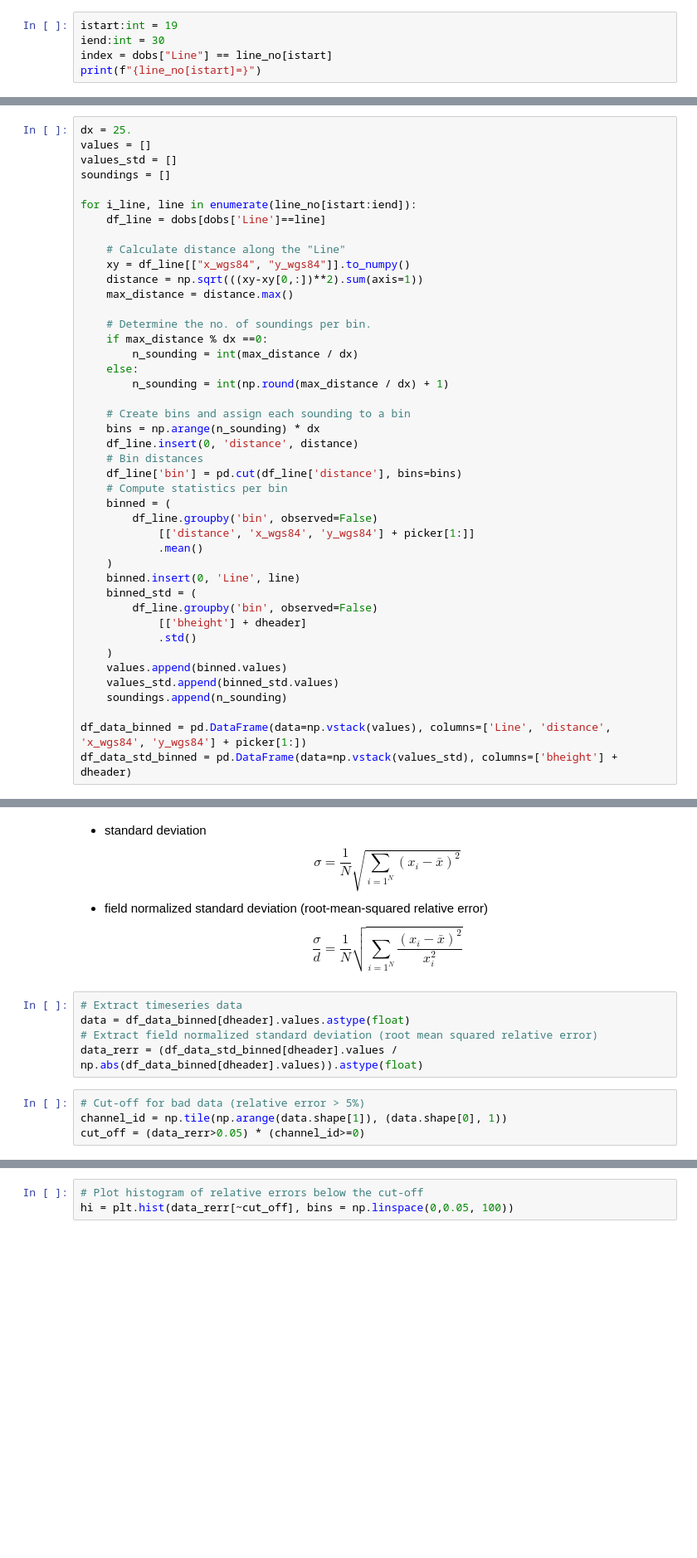
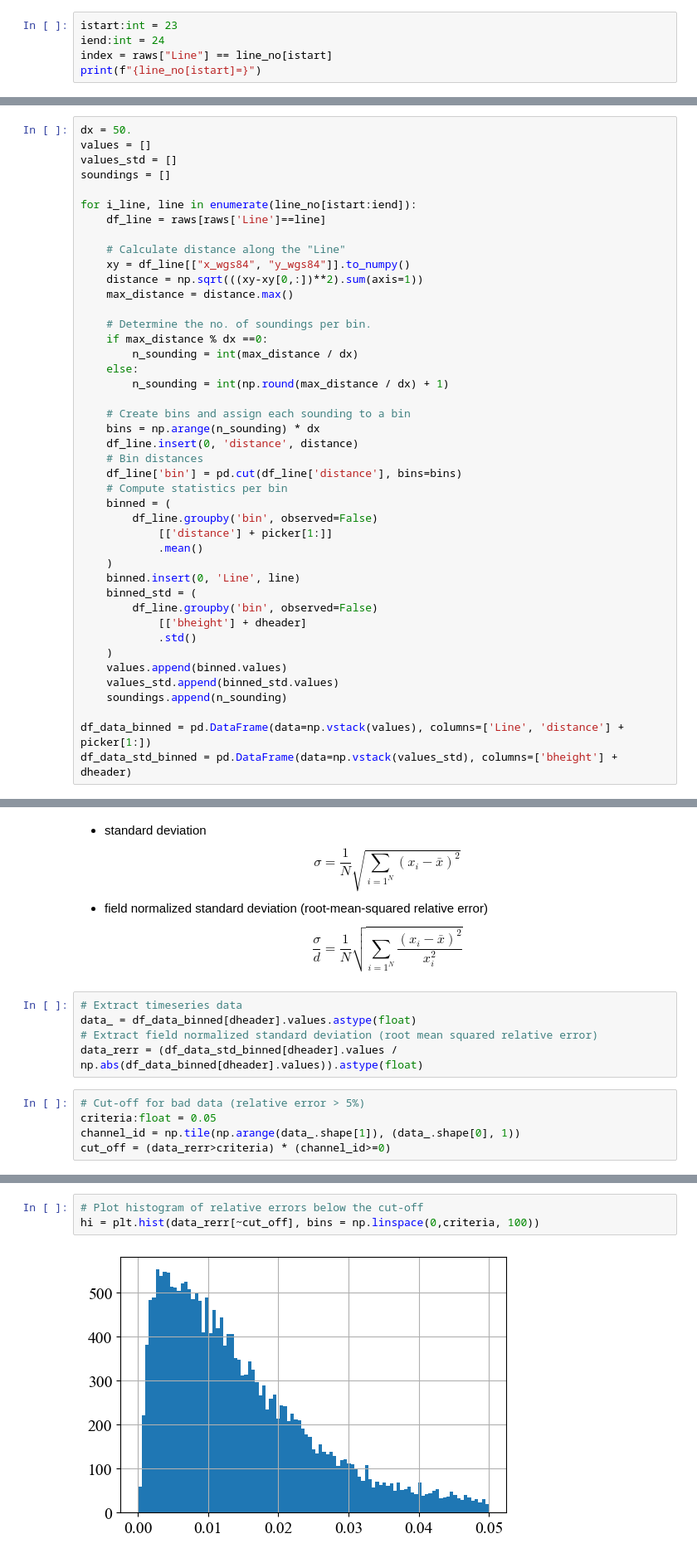
Before and after one commit to emgeolab/alberta_atem, a Jupyter notebook: notebooks/04.try.ipynb, the cells around one changed output, grey strips where cells are left out. Shown at 83% size. Drawn from its saved outputs; the diff is of its cells as text; blank space fills up the shorter version.

```diff
--- a/notebooks/04.try.ipynb
+++ b/notebooks/04.try.ipynb
@@ -33,5 +67,5 @@ print(line_no)
 # %%
-istart:int = 19
-iend:int = 30
-index = dobs["Line"] == line_no[istart]
+istart:int = 23
+iend:int = 24
+index = raws["Line"] == line_no[istart]
 print(f"{line_no[istart]=}")
@@ -46,11 +104,11 @@ dobs.fillna(1e-20)
 # %%
-dx = 25.
+dx = 50.
 values = []
 values_std = []
 soundings = []
 
 for i_line, line in enumerate(line_no[istart:iend]):
-    df_line = dobs[dobs['Line']==line]
+    df_line = raws[raws['Line']==line]
 
     # Calculate distance along the "Line"
     xy = df_line[["x_wgs84", "y_wgs84"]].to_numpy()
@@ -71,7 +129,7 @@ for i_line, line in enumerate(line_no[istart:iend]):
     # Compute statistics per bin
     binned = (
         df_line.groupby('bin', observed=False)
-            [['distance', 'x_wgs84', 'y_wgs84'] + picker[1:]]
+            [['distance'] + picker[1:]]
             .mean()
     )
     binned.insert(0, 'Line', line)
@@ -84,7 +142,7 @@ for i_line, line in enumerate(line_no[istart:iend]):
     values_std.append(binned_std.values)
     soundings.append(n_sounding)
 
-df_data_binned = pd.DataFrame(data=np.vstack(values), columns=['Line', 'distance', 'x_wgs84', 'y_wgs84'] + picker[1:])
+df_data_binned = pd.DataFrame(data=np.vstack(values), columns=['Line', 'distance'] + picker[1:])
 df_data_std_binned = pd.DataFrame(data=np.vstack(values_std), columns=['bheight'] + dheader)
 # %%
 print(f"{soundings=}")
@@ -127,11 +191,12 @@ $$
 $$
 # %%
 # Extract timeseries data
-data = df_data_binned[dheader].values.astype(float)
+data_ = df_data_binned[dheader].values.astype(float)
 # Extract field normalized standard deviation (root mean squared relative error)
 data_rerr = (df_data_std_binned[dheader].values / np.abs(df_data_binned[dheader].values)).astype(float)
 # %%
 # Cut-off for bad data (relative error > 5%)
-channel_id = np.tile(np.arange(data.shape[1]), (data.shape[0], 1))
-cut_off = (data_rerr>0.05) * (channel_id>=0)
+criteria:float = 0.05
+channel_id = np.tile(np.arange(data_.shape[1]), (data_.shape[0], 1))
+cut_off = (data_rerr>criteria) * (channel_id>=0)
 # %%
@@ -139,4 +204,6 @@ data[cut_off] = np.nan
 data_rerr[cut_off] = np.nan
 # %%
 # Plot histogram of relative errors below the cut-off
-hi = plt.hist(data_rerr[~cut_off], bins = np.linspace(0,0.05, 100))
+hi = plt.hist(data_rerr[~cut_off], bins = np.linspace(0,criteria, 100))
+# %% [output]
+[figure, added]
```
Also changed, not shown: parts of 33 cells of this notebook, 2 other files.
